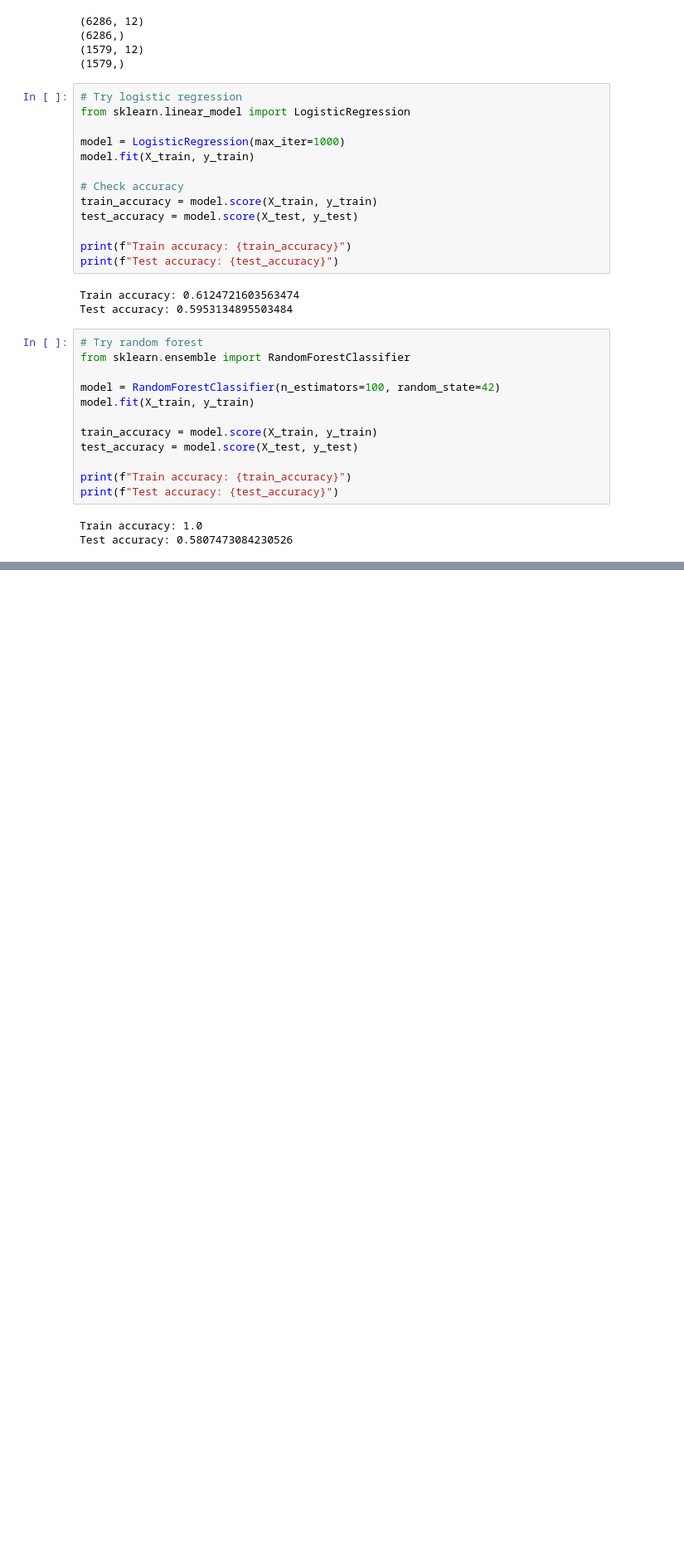
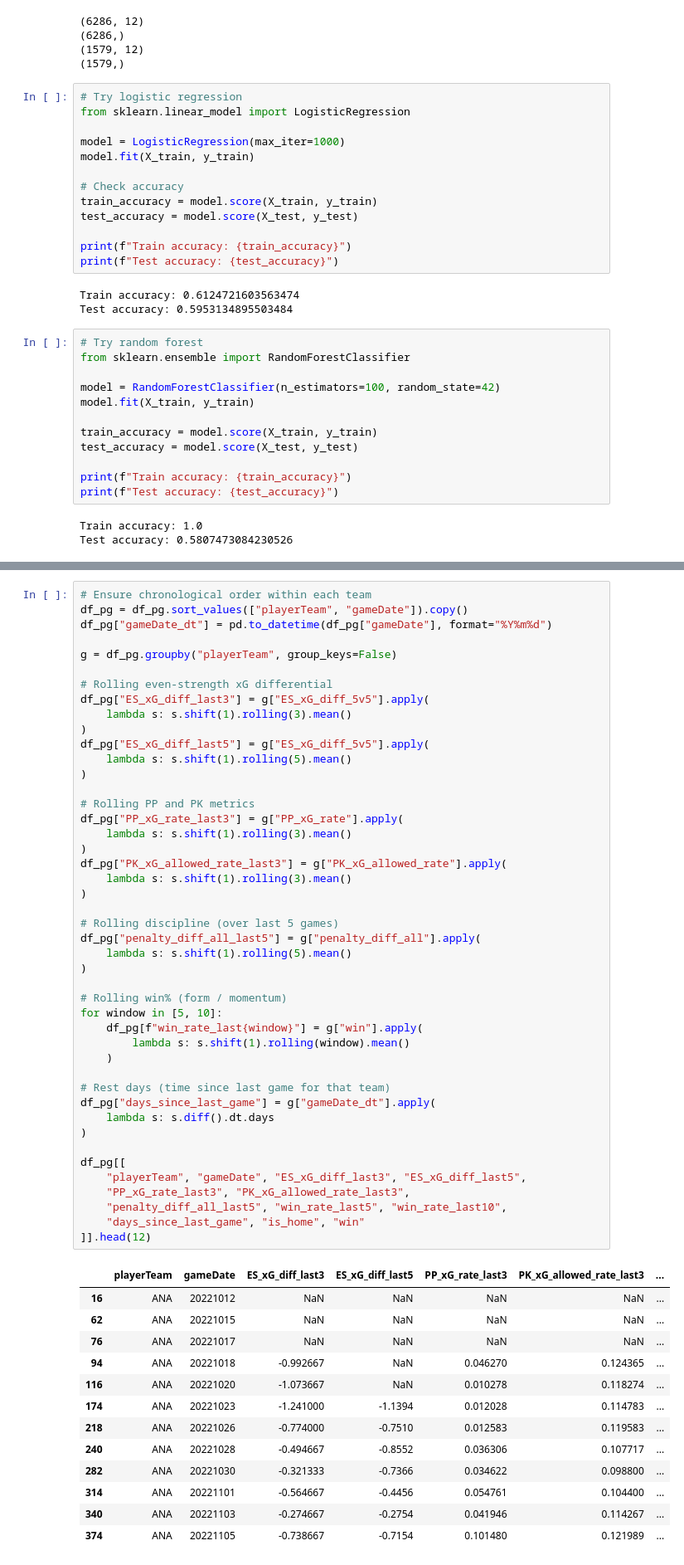
Before and after one commit to Rizzi7/NHL-Game-Prediction-CP322, a Jupyter notebook: notebooks/data_exploration.ipynb, the cells around one changed output, grey strips where cells are left out. Shown at 83% size. Drawn from its saved outputs; the diff is of its cells as text; blank space fills up the shorter version.

```diff
--- a/notebooks/data_exploration.ipynb
+++ b/notebooks/data_exploration.ipynb
@@ -425,0 +712,59 @@ Test accuracy: 0.5807473084230526
+# %%
+# Ensure chronological order within each team
+df_pg = df_pg.sort_values(["playerTeam", "gameDate"]).copy()
+df_pg["gameDate_dt"] = pd.to_datetime(df_pg["gameDate"], format="%Y%m%d")
+
+g = df_pg.groupby("playerTeam", group_keys=False)
+
+# Rolling even-strength xG differential
+df_pg["ES_xG_diff_last3"] = g["ES_xG_diff_5v5"].apply(
+    lambda s: s.shift(1).rolling(3).mean()
+)
+df_pg["ES_xG_diff_last5"] = g["ES_xG_diff_5v5"].apply(
+    lambda s: s.shift(1).rolling(5).mean()
+)
+
+# Rolling PP and PK metrics
+df_pg["PP_xG_rate_last3"] = g["PP_xG_rate"].apply(
+    lambda s: s.shift(1).rolling(3).mean()
+)
+df_pg["PK_xG_allowed_rate_last3"] = g["PK_xG_allowed_rate"].apply(
+    lambda s: s.shift(1).rolling(3).mean()
+)
+
+# Rolling discipline (over last 5 games)
+df_pg["penalty_diff_all_last5"] = g["penalty_diff_all"].apply(
+    lambda s: s.shift(1).rolling(5).mean()
+)
+
+# Rolling win% (form / momentum)
+for window in [5, 10]:
+    df_pg[f"win_rate_last{window}"] = g["win"].apply(
+        lambda s: s.shift(1).rolling(window).mean()
+    )
+
+# Rest days (time since last game for that team)
+df_pg["days_since_last_game"] = g["gameDate_dt"].apply(
+    lambda s: s.diff().dt.days
+)
+
+df_pg[[
+    "playerTeam", "gameDate", "ES_xG_diff_last3", "ES_xG_diff_last5",
+    "PP_xG_rate_last3", "PK_xG_allowed_rate_last3",
+    "penalty_diff_all_last5", "win_rate_last5", "win_rate_last10",
+    "days_since_last_game", "is_home", "win"
+]].head(12)
+# %% [output]
+|  | playerTeam | gameDate | ES_xG_diff_last3 | ES_xG_diff_last5 | PP_xG_rate_last3 | PK_xG_allowed_rate_last3 | ... |
+| 16 | ANA | 20221012 | NaN | NaN | NaN | NaN | ... |
+| 62 | ANA | 20221015 | NaN | NaN | NaN | NaN | ... |
+| 76 | ANA | 20221017 | NaN | NaN | NaN | NaN | ... |
+| 94 | ANA | 20221018 | -0.992667 | NaN | 0.046270 | 0.124365 | ... |
+| 116 | ANA | 20221020 | -1.073667 | NaN | 0.010278 | 0.118274 | ... |
+| 174 | ANA | 20221023 | -1.241000 | -1.1394 | 0.012028 | 0.114783 | ... |
+| 218 | ANA | 20221026 | -0.774000 | -0.7510 | 0.012583 | 0.119583 | ... |
+| 240 | ANA | 20221028 | -0.494667 | -0.8552 | 0.036306 | 0.107717 | ... |
+| 282 | ANA | 20221030 | -0.321333 | -0.7366 | 0.034622 | 0.098800 | ... |
+| 314 | ANA | 20221101 | -0.564667 | -0.4456 | 0.054761 | 0.104400 | ... |
+| 340 | ANA | 20221103 | -0.274667 | -0.2754 | 0.041946 | 0.114267 | ... |
+| 374 | ANA | 20221105 | -0.738667 | -0.7154 | 0.101480 | 0.121989 | ... |
```
Also changed, not shown: parts of 20 cells of this notebook.
